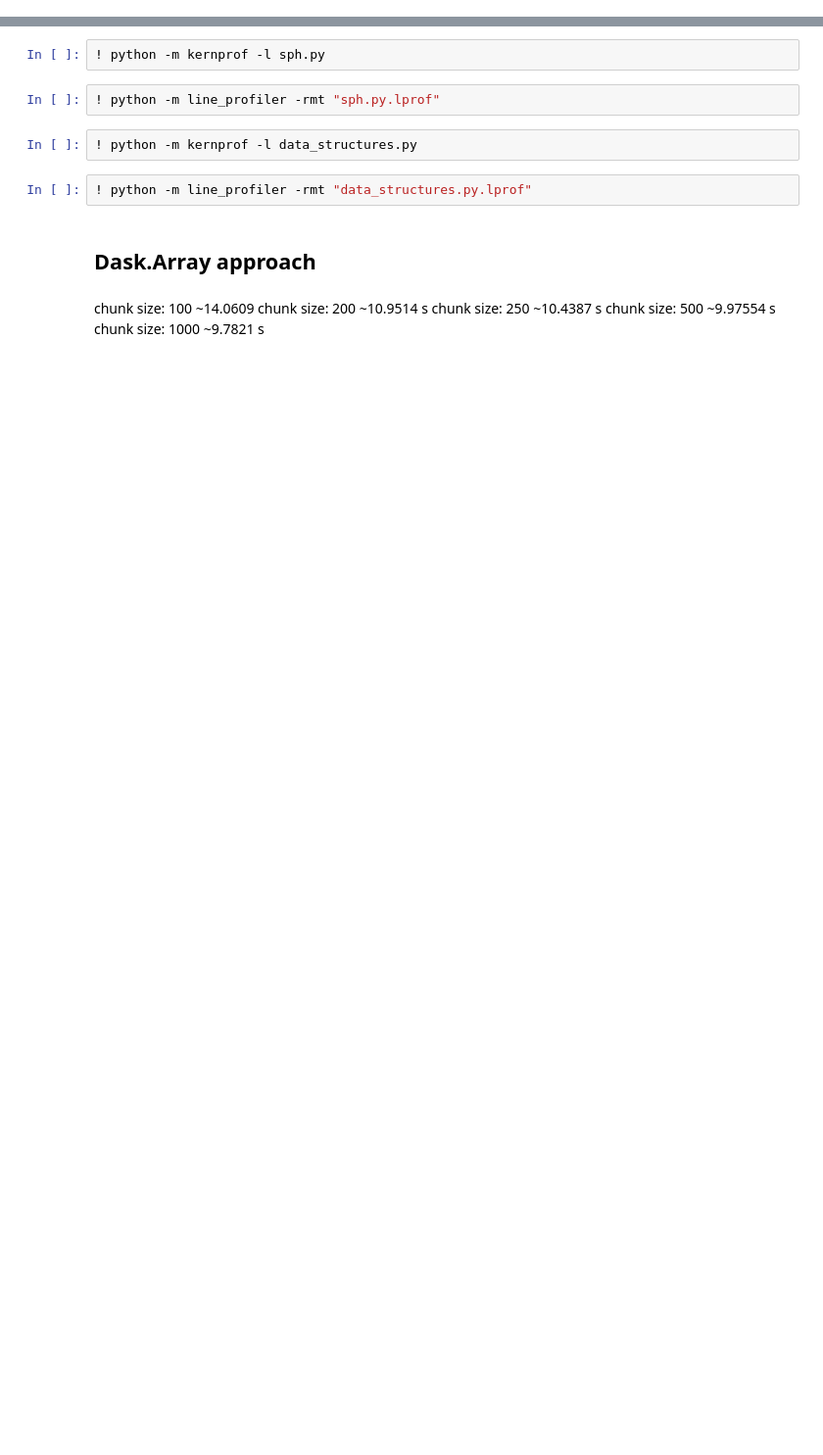
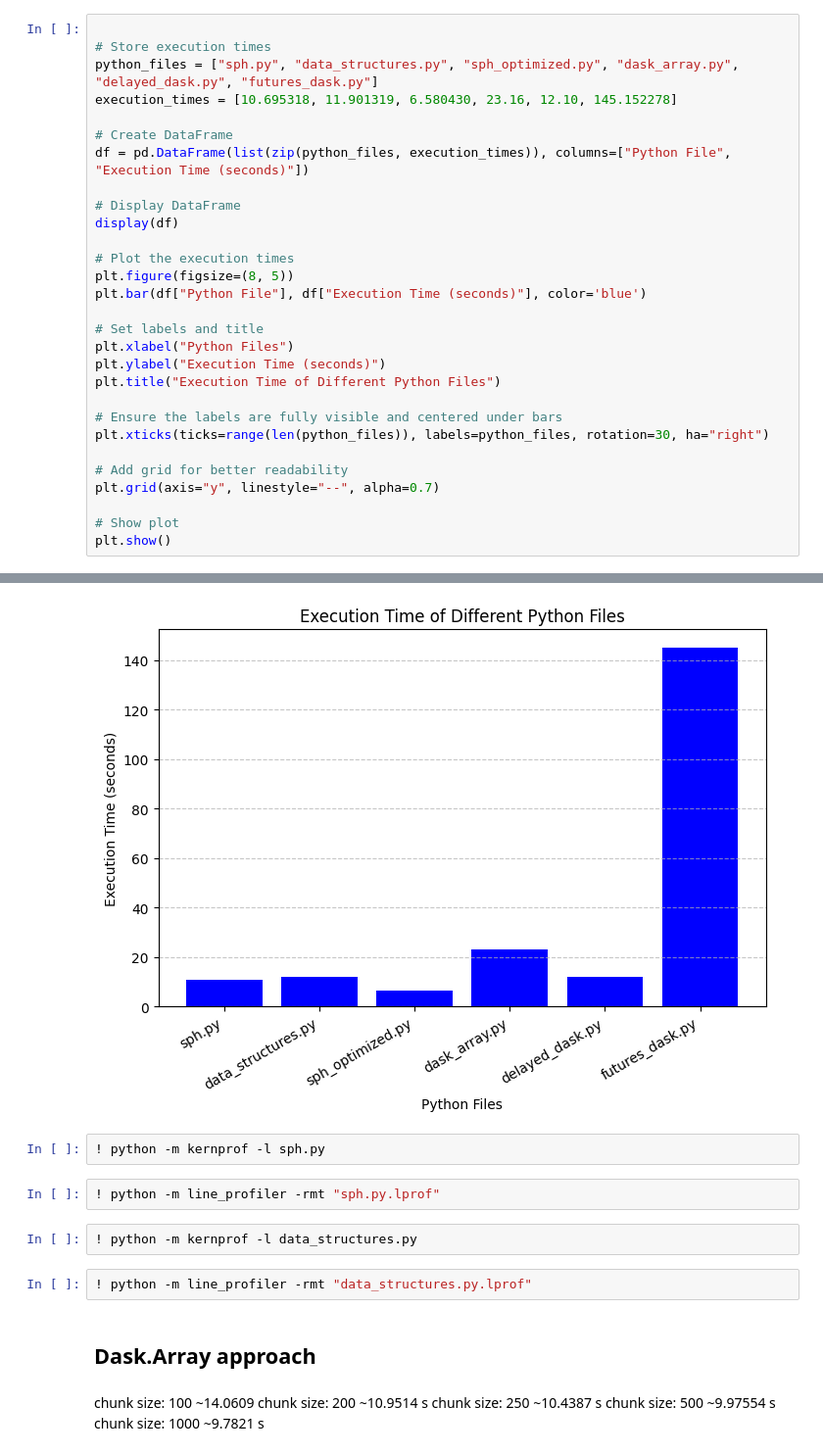
Before and after one commit to ge96lip/Computational-Astrophysics, a Jupyter notebook: dask_optimization /parallel_dask_1000.ipynb, the cells around one changed output, grey strips where cells are left out. Shown at 98% size. Cells and saved outputs as stored; diff of their text form; blank space fills up the shorter version.

```diff
--- a/parallel_dask_1000.ipynb
+++ b/dask_optimization /parallel_dask_1000.ipynb
@@ -68,0 +83,30 @@ Python File	Execution Time (seconds)
+# %%
+
+# Store execution times
+python_files = ["sph.py", "data_structures.py", "sph_optimized.py", "dask_array.py", "delayed_dask.py", "futures_dask.py"]
+execution_times = [10.695318, 11.901319, 6.580430, 23.16, 12.10, 145.152278]
+
+# Create DataFrame
+df = pd.DataFrame(list(zip(python_files, execution_times)), columns=["Python File", "Execution Time (seconds)"])
+
+# Display DataFrame
+display(df)
+
+# Plot the execution times
+plt.figure(figsize=(8, 5))
+plt.bar(df["Python File"], df["Execution Time (seconds)"], color='blue')
+
+# Set labels and title
+plt.xlabel("Python Files")
+plt.ylabel("Execution Time (seconds)")
+plt.title("Execution Time of Different Python Files")
+
+# Ensure the labels are fully visible and centered under bars
+plt.xticks(ticks=range(len(python_files)), labels=python_files, rotation=30, ha="right")
+
+# Add grid for better readability
+plt.grid(axis="y", linestyle="--", alpha=0.7)
+
+# Show plot
+plt.show()
+# %% [output]
@@ -69,3 +120,4 @@ Python File	Execution Time (seconds)
+[figure, added]
 # %%
 ! python -m kernprof -l sph.py
 # %%
```
Also changed, not shown: parts of 14 cells of this notebook, 15 other files.
